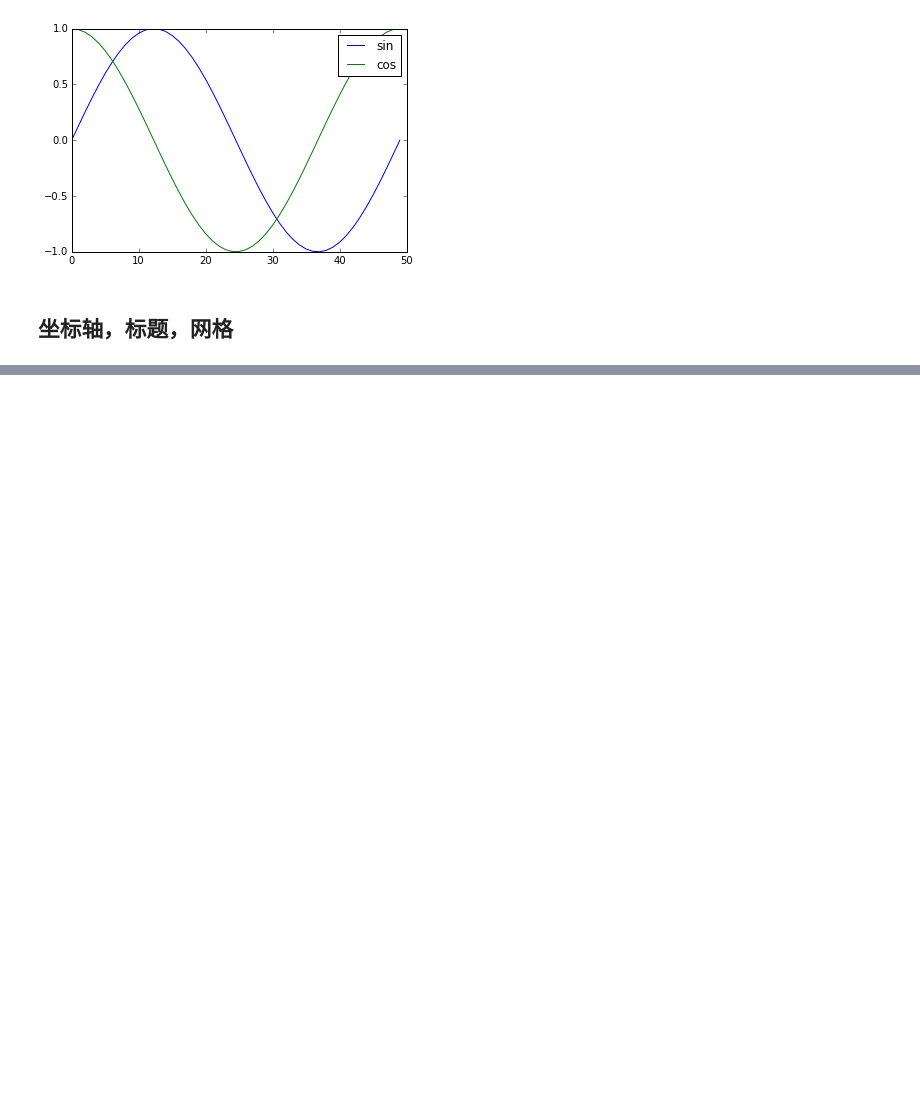
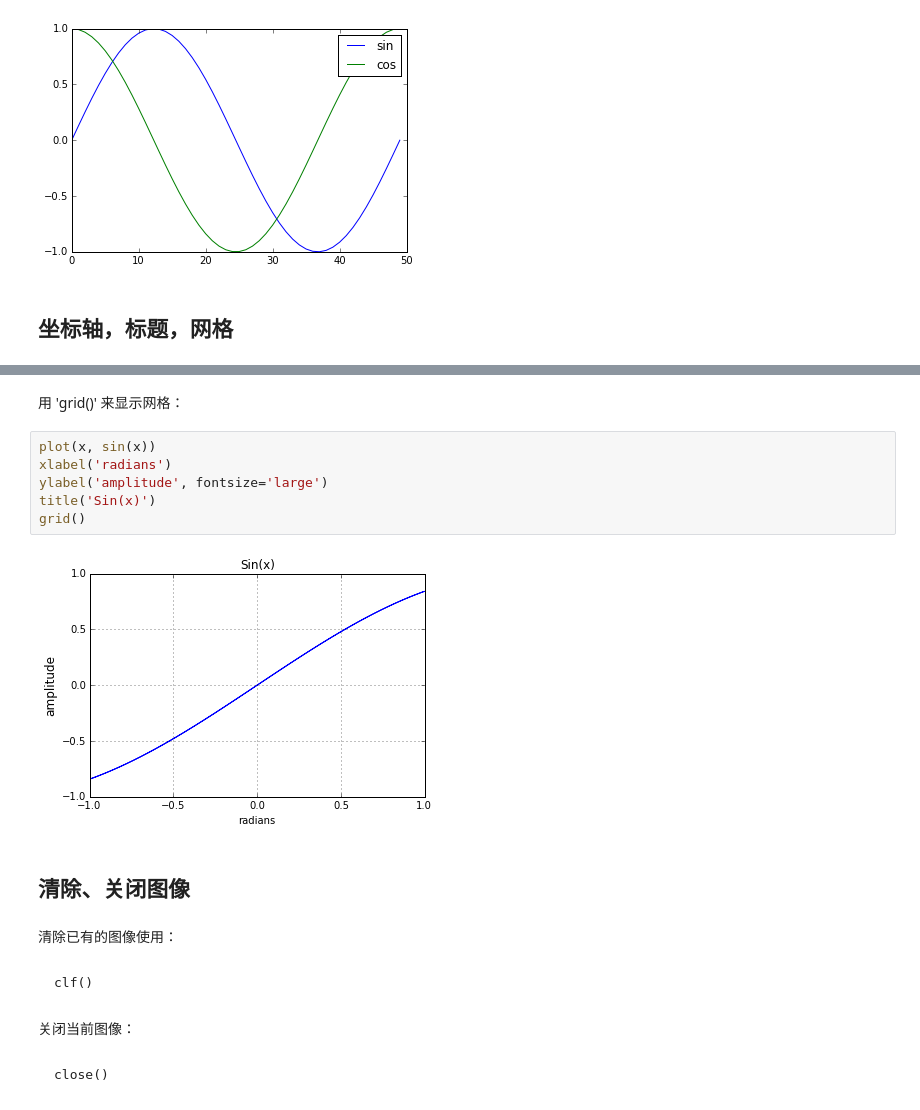
Before and after one commit to xiangliTHU/python-tutorial, a Jupyter notebook: 3. numpy/3.2 matplotlib basics.ipynb, the cells around one changed output, grey strips where cells are left out. Cells and saved outputs as stored; diff of their text form; blank space fills up the shorter version.

```diff
--- a/3. numpy/3.2 matplotlib basics.ipynb
+++ b/3. numpy/3.2 matplotlib basics.ipynb
@@ -172,0 +184,20 @@ legend(['sin', 'cos'])
+# %% [markdown]
+用 'grid()' 来显示网格：
+# %%
+plot(x, sin(x))
+xlabel('radians')
+ylabel('amplitude', fontsize='large')
+title('Sin(x)')
+grid()
+# %% [output]
+[figure, added]
+# %% [markdown]
+## 清除、关闭图像
+# %% [markdown]
+清除已有的图像使用：
+# %% [markdown]
+    clf()
+# %% [markdown]
+关闭当前图像：
+# %% [markdown]
+    close()
```
Also changed, not shown: parts of 24 cells of this notebook.
